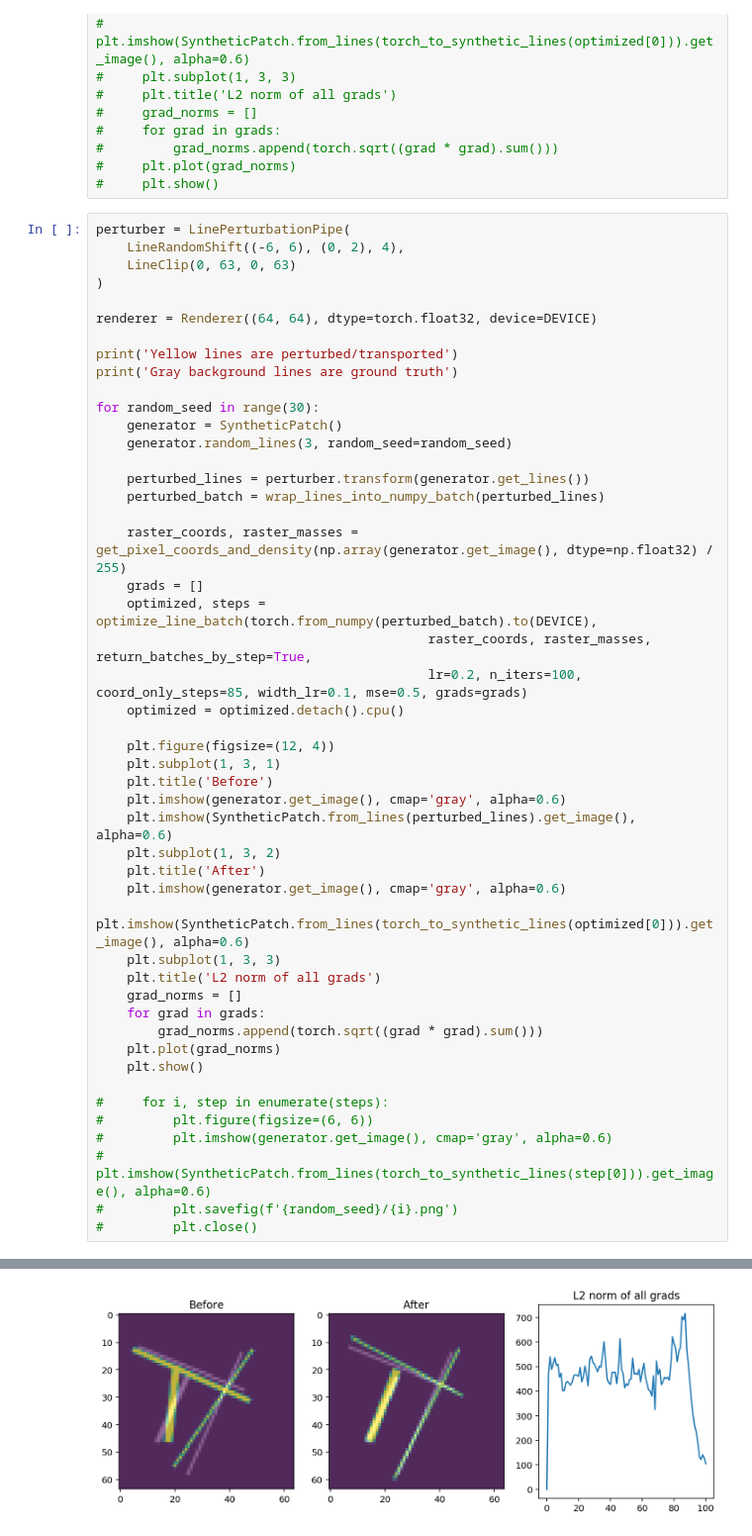
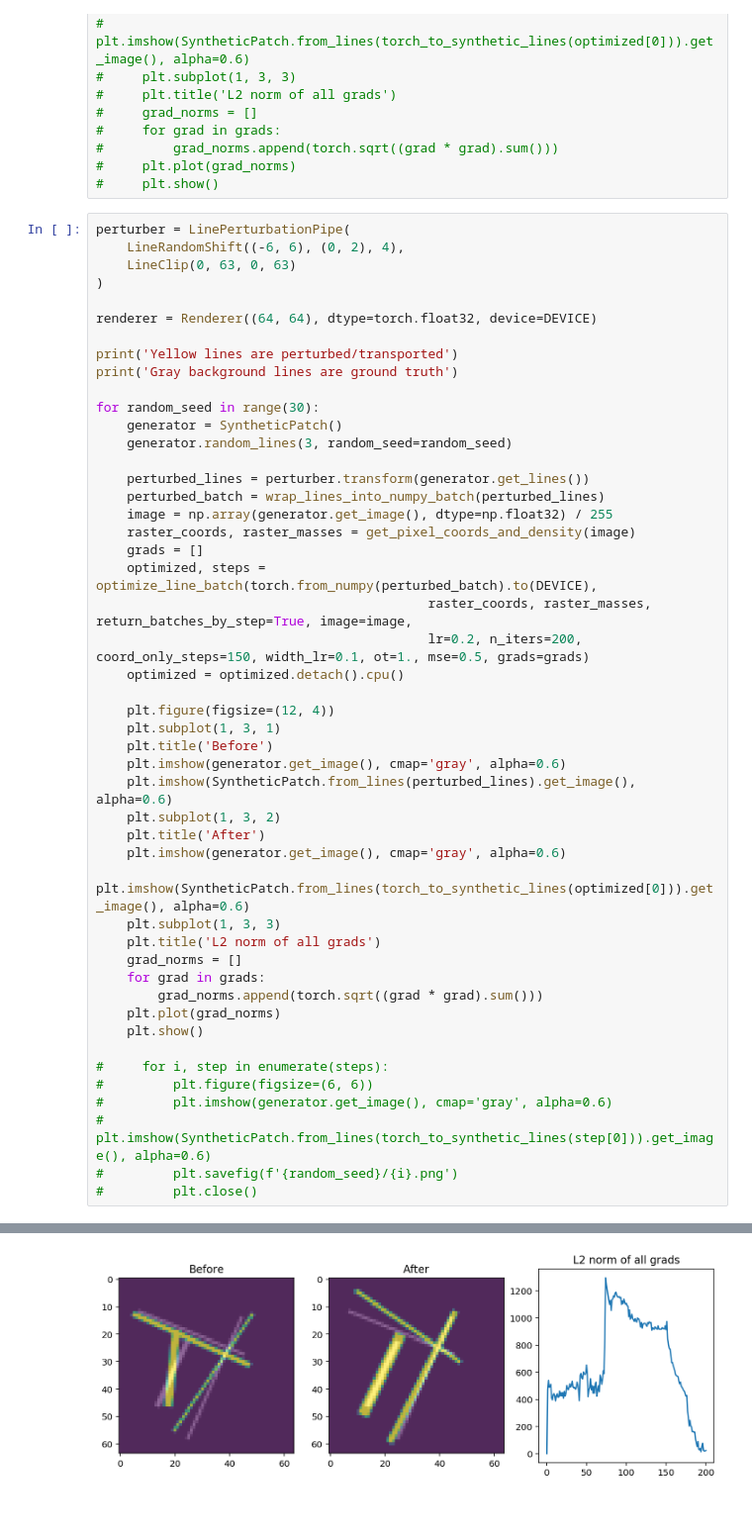
Before and after one commit to apnkv/optimization_vectorization, a Jupyter notebook: many_lines_showcase.ipynb, the cells around one changed output, grey strips where cells are left out. Shown at 99% size. Drawn from its saved outputs; the diff is of its cells as text.

Commit message:
Plot debugged pictures

```diff
--- a/many_lines_showcase.ipynb
+++ b/many_lines_showcase.ipynb
@@ -109,12 +109,12 @@ for random_seed in range(30):
 
     perturbed_lines = perturber.transform(generator.get_lines())
     perturbed_batch = wrap_lines_into_numpy_batch(perturbed_lines)
-
-    raster_coords, raster_masses = get_pixel_coords_and_density(np.array(generator.get_image(), dtype=np.float32) / 255)
+    image = np.array(generator.get_image(), dtype=np.float32) / 255
+    raster_coords, raster_masses = get_pixel_coords_and_density(image)
     grads = []
     optimized, steps = optimize_line_batch(torch.from_numpy(perturbed_batch).to(DEVICE),
-                                           raster_coords, raster_masses, return_batches_by_step=True,
-                                           lr=0.2, n_iters=100, coord_only_steps=85, width_lr=0.1, mse=0.5, grads=grads)
+                                           raster_coords, raster_masses, return_batches_by_step=True, image=image,
+                                           lr=0.2, n_iters=200, coord_only_steps=150, width_lr=0.1, ot=1., mse=0.5, grads=grads)
     optimized = optimized.detach().cpu()
 
     plt.figure(figsize=(12, 4))
@@ -149 +149 @@ Gray background lines are ground truth
-[figure, old version]
+[figure, new version]
```
Also changed, not shown: parts of 1 cell of this notebook.
